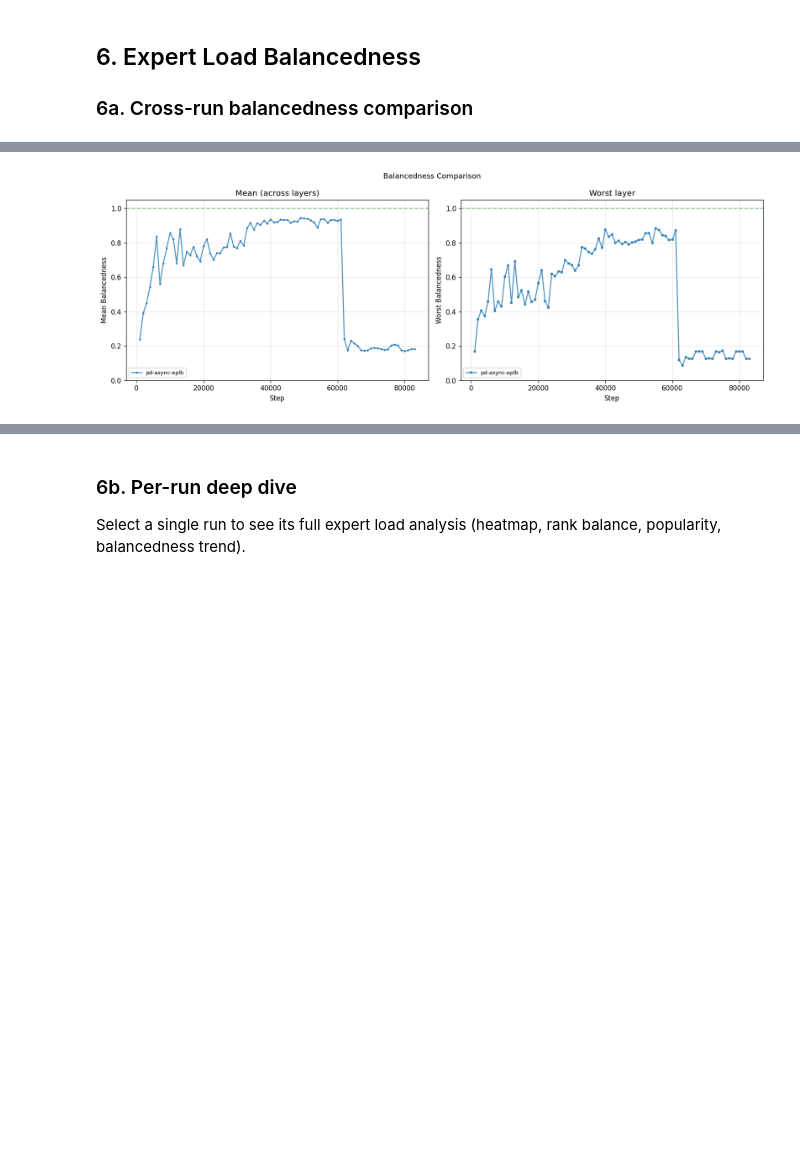
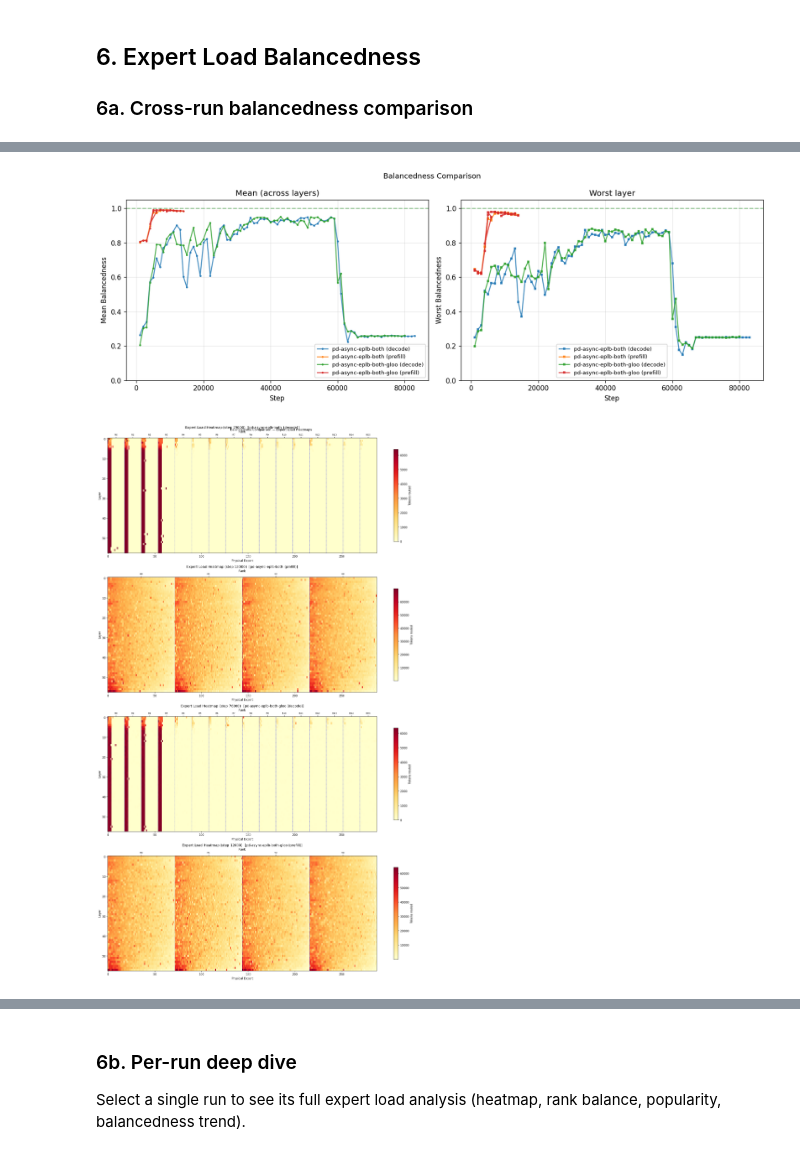
Before and after one commit to tlrmchlsmth/j-llm-d, a Jupyter notebook: benchmarks/eplb/eplb_benchmark_analysis.ipynb, the cells around one changed output, grey strips where cells are left out. Saved outputs shown, nothing was run; the diff lists cells and outputs as text; code cells hidden in the pictures; blank space fills up the shorter version.

```diff
--- a/benchmarks/eplb/eplb_benchmark_analysis.ipynb
+++ b/benchmarks/eplb/eplb_benchmark_analysis.ipynb
@@ -55,7 +59,7 @@ Available runs:
 # %%
 # Edit this list to select which runs to compare
 run_names = list_runs()  # or e.g. ["pd-no-eplb", "pd-sync-eplb", "pd-async-eplb"]
-
+run_names = ["pd-async-eplb-both", "pd-baseline", "pd-async-eplb-both-gloo"]
 runs = {name: load_run(name) for name in run_names}
 print(f"Loaded {len(runs)} runs:")
 for name, run in runs.items():
@@ -204,5 +223,7 @@ else:
 # %%
-plot_balancedness_comparison(runs)
+
+plot_balancedness_comparison(runs, snapshot_idx=-5)
 plt.show()
 # %% [output]
-[figure, old version]
+[figure, new version]
+[figure, added]
```
Also changed, not shown: parts of 10 cells of this notebook, 6 other files.
